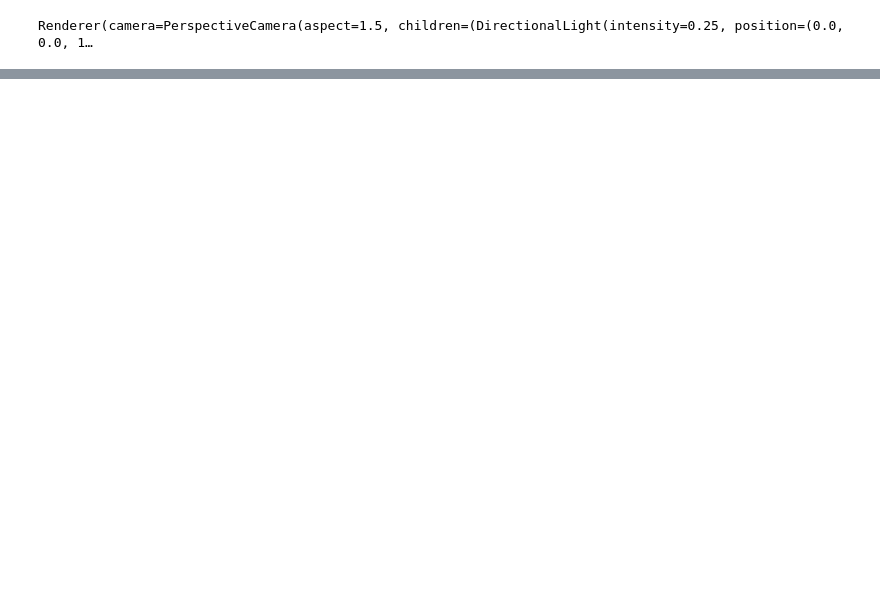
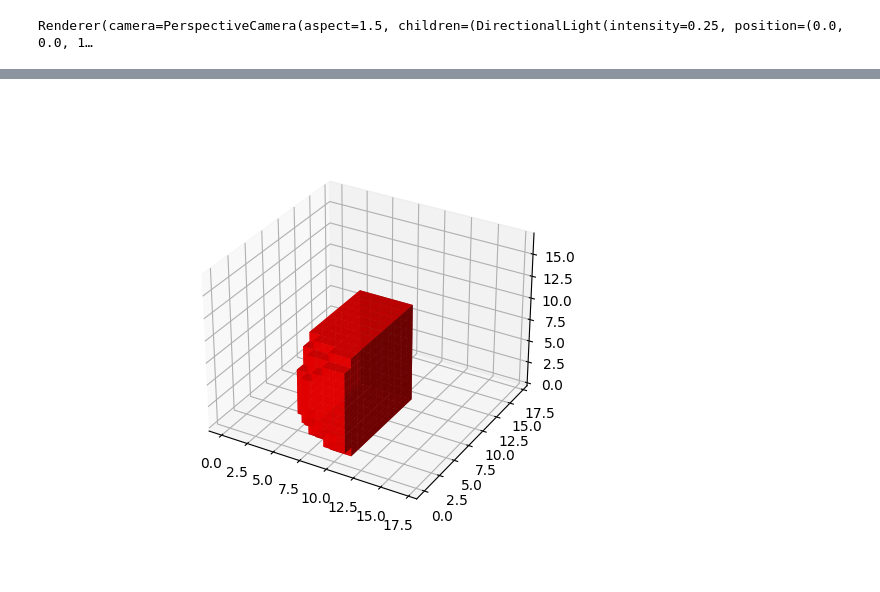
Before and after one commit to D-Gaard/bachelor, a Jupyter notebook: testLineRender.ipynb, the cells around one changed output, grey strips where cells are left out. Saved outputs shown, nothing was run; the diff lists cells and outputs as text; code cells hidden in the pictures; blank space fills up the shorter version.

```diff
--- a/testLineRender.ipynb
+++ b/testLineRender.ipynb
@@ -157,7 +157,7 @@ def rot(image, xy, angle):
 from scipy.ndimage.interpolation import rotate as SR #-interpolate
 import sys
 box2 = np.copy(box)
-box_rot = SR(box2,angle=1) #reshape=False
+box_rot = SR(box2,angle=90,reshape=False) #reshape=False
 
 box_rot = np.where(box_rot > 0.99, 1.0, 0.0)
 
@@ -215,0 +222,34 @@ plt.show()
+# %%
+
+both = np.copy(box_rot) + np.copy(box)
+both = np.where(2==both, 1,0)
+%matplotlib widget
+
+# Create axis
+axes = [box_rot.shape[0], box_rot.shape[1], box_rot.shape[2]]  # [11, 11, 11]
+
+# Create Data
+data =   both# np.ones(axes, dtype=np.bool)
+
+
+# Controll Tranperency
+alpha = 0.9
+
+# Control colour
+colors = np.empty(axes + [4], dtype=np.float32)
+
+colors[:] = [1, 0, 0, alpha]  # red
+
+# Plot figure
+fig = plt.figure()
+ax = fig.add_subplot(111, projection='3d')
+
+# Voxels is used to customizations of the
+# sizes, positions and colors.
+ax.voxels(data, facecolors=colors)
+
+
+plt.ion
+plt.show()
+# %% [output]
+[figure, added]
```
Also changed, not shown: parts of 6 cells of this notebook, 2 other files.
